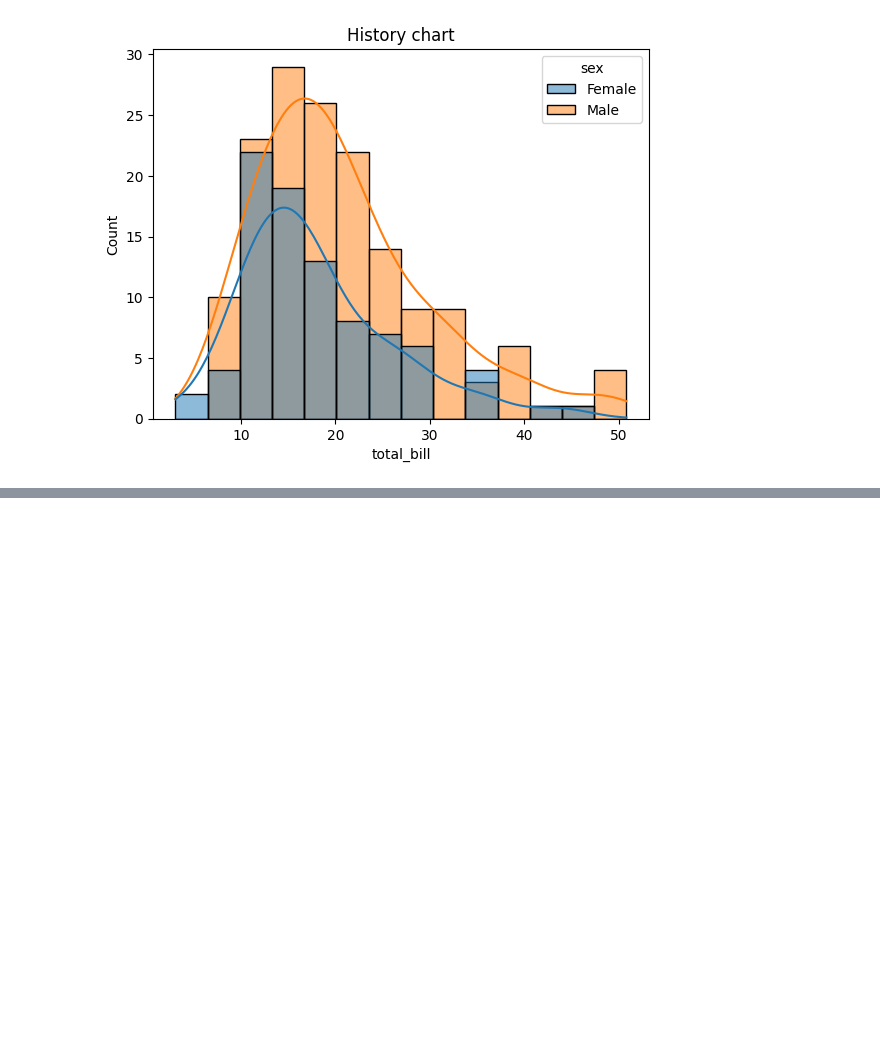
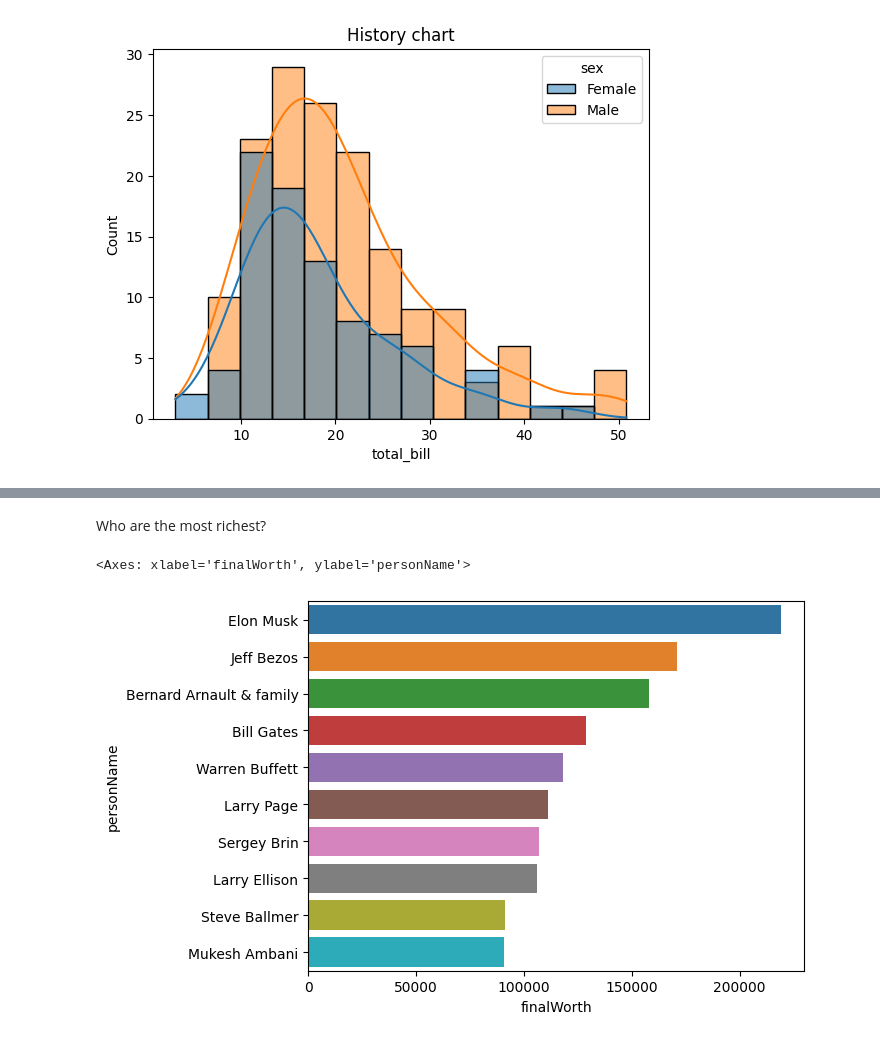
Before and after one commit to trinhntPythonLearning/pandas-learning, a Jupyter notebook: 12.Data-Visualization-seaborn.ipynb, the cells around one changed output, grey strips where cells are left out. Saved outputs shown, nothing was run; the diff lists cells and outputs as text; code cells hidden in the pictures; blank space fills up the shorter version.

```diff
--- a/12.Data-Visualization-seaborn.ipynb
+++ b/12.Data-Visualization-seaborn.ipynb
@@ -39,0 +84,7 @@ plt.show()
+# %% [markdown]
+Who are the most richest?
+# %%
+sns.barplot(y=fb_df['personName'][:10], x=fb_df['finalWorth'][:10])
+# %% [output]
+<Axes: xlabel='finalWorth', ylabel='personName'>
+[figure, added]
```
Also changed, not shown: parts of 13 cells of this notebook.
